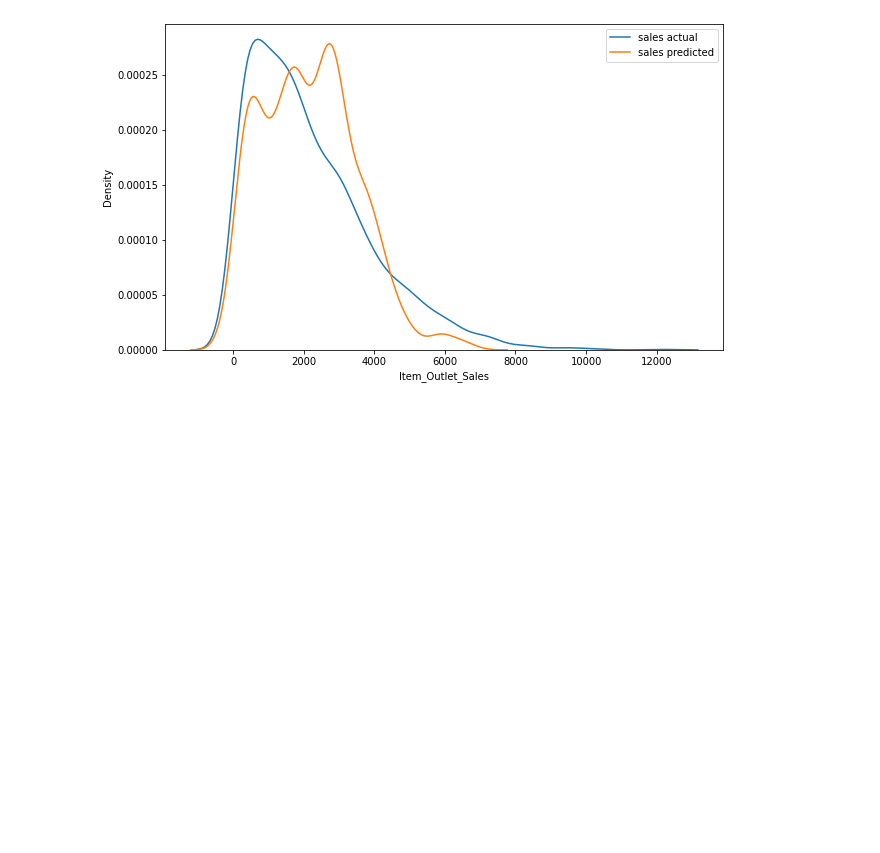
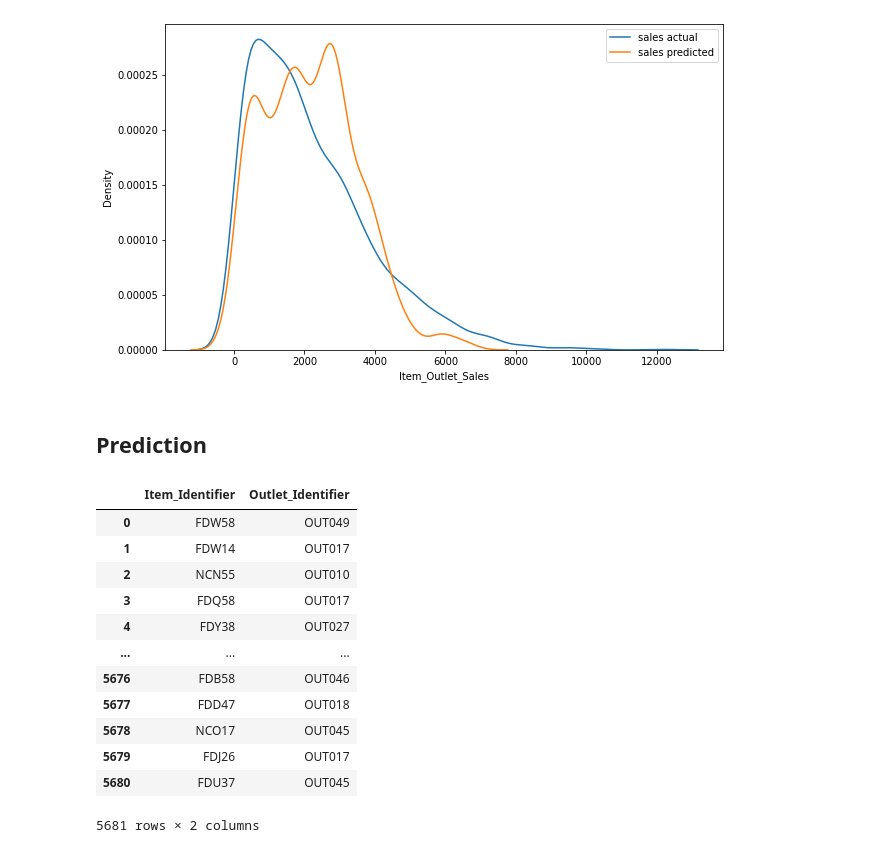
Before and after one commit to HeptaDecane/LP1_SEM7, a Jupyter notebook: C03/notebook.ipynb, the cells around one changed output. Saved outputs shown, nothing was run; the diff lists cells and outputs as text; code cells hidden in the pictures; blank space fills up the shorter version.

```diff
--- a/C03/notebook.ipynb
+++ b/C03/notebook.ipynb
@@ -383,3 +383,5 @@ plt.legend()
 # %% [output]
 <matplotlib.legend.Legend at 0x...>
 [figure]
+# %% [markdown]
+## Prediction
@@ -385,0 +390,18 @@ plt.legend()
+# %%
+prediction_df = pd.read_csv('Test.csv')
+prediction_df = prediction_df[['Item_Identifier','Outlet_Identifier']]
+prediction_df
+# %% [output]
+|  | Item_Identifier | Outlet_Identifier |
+| 0 | FDW58 | OUT049 |
+| 1 | FDW14 | OUT017 |
+| 2 | NCN55 | OUT010 |
+| 3 | FDQ58 | OUT017 |
+| 4 | FDY38 | OUT027 |
+| ... | ... | ... |
+| 5676 | FDB58 | OUT046 |
+| 5677 | FDD47 | OUT018 |
+| 5678 | NCO17 | OUT045 |
+| 5679 | FDJ26 | OUT017 |
+| 5680 | FDU37 | OUT045 |
+5681 rows × 2 columns
```
Also changed, not shown: parts of 11 cells of this notebook.
